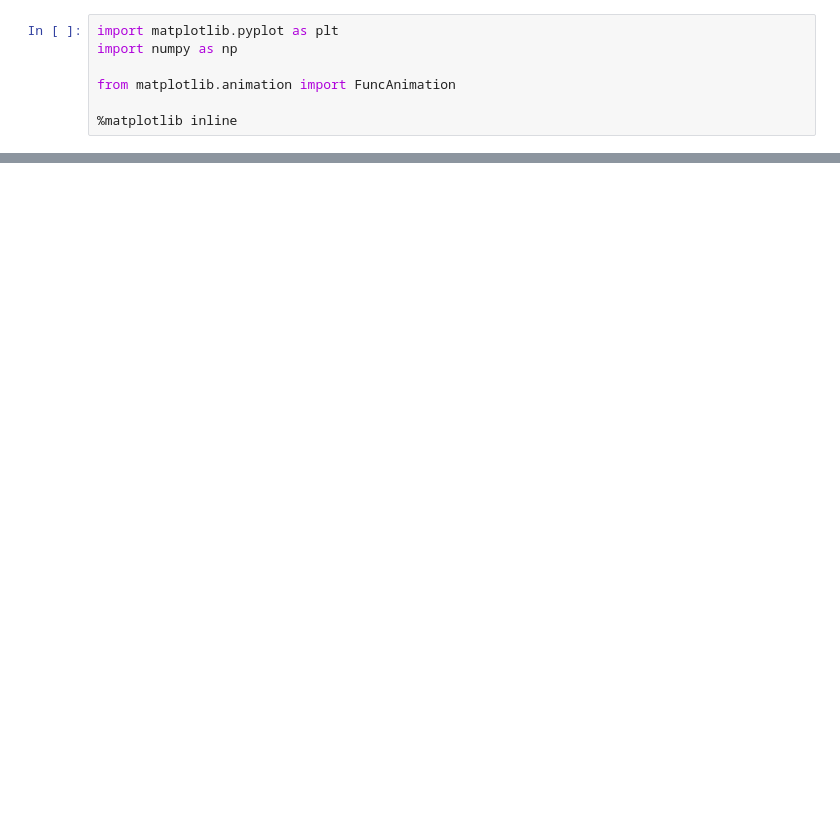
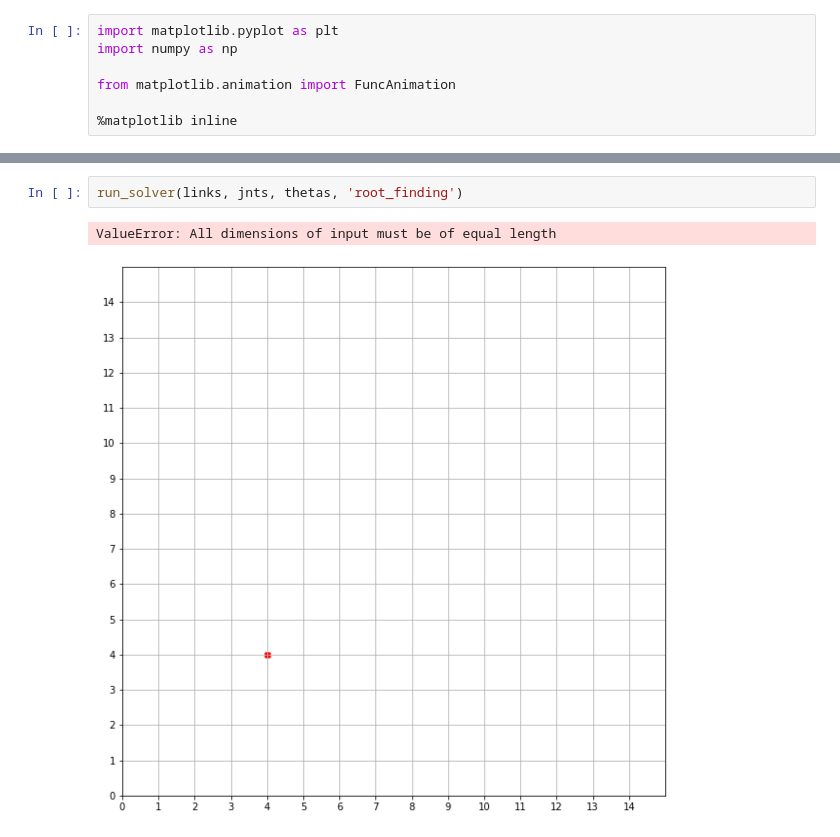
Before and after one commit to filipgrigorov-portfolio/robot_arm, a Jupyter notebook: inverse_kinematics_solver/IK_2D.ipynb, the cells around one changed output, grey strips where cells are left out. Cells and saved outputs as stored; diff of their text form; blank space fills up the shorter version.

```diff
--- a/inverse_kinematics_solver/IK_2D.ipynb
+++ b/inverse_kinematics_solver/IK_2D.ipynb
@@ -97,0 +92,5 @@ Angles: (3, 3)
+# %%
+run_solver(links, jnts, thetas, 'root_finding')
+# %% [output]
+ValueError: All dimensions of input must be of equal length
+[figure, added]
```
Also changed, not shown: parts of 3 cells of this notebook, 3 other files.
